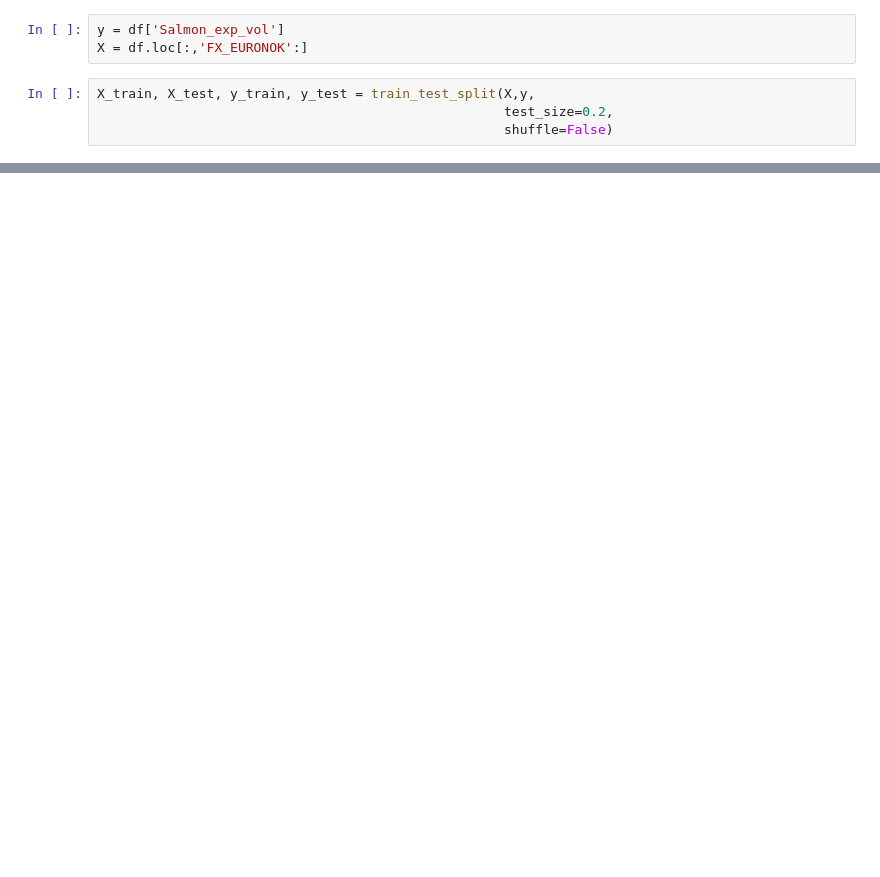
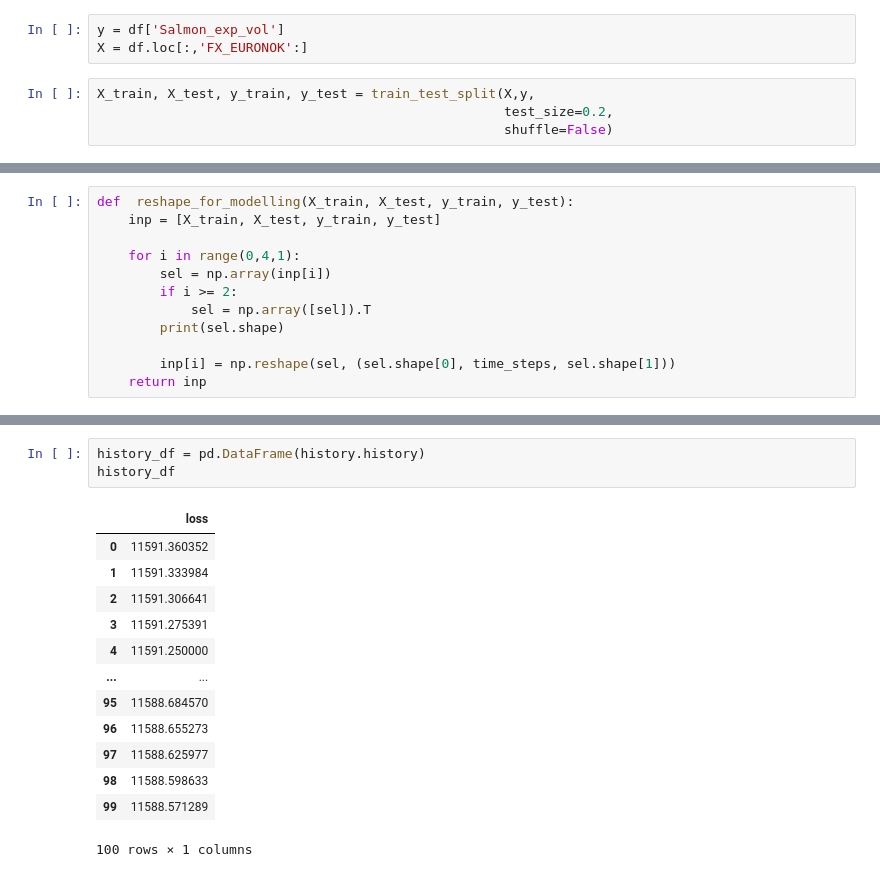
Before and after one commit to DataJakob/Various-School-Projects, a Jupyter notebook: Advanced Topics in Deep Learning/Feature_Enginneering.ipynb, the cells around one changed output, grey strips where cells are left out. Cells and saved outputs as stored; diff of their text form; blank space fills up the shorter version.

```diff
--- a/Advanced Topics in Deep Learning/Feature_Enginneering.ipynb
+++ b/Advanced Topics in Deep Learning/Feature_Enginneering.ipynb
@@ -46,0 +75,12 @@ def log_transform(X_train, X_test):
+# %%
+def  reshape_for_modelling(X_train, X_test, y_train, y_test):
+    inp = [X_train, X_test, y_train, y_test]
+
+    for i in range(0,4,1):
+        sel = np.array(inp[i])
+        if i >= 2:
+            sel = np.array([sel]).T
+        print(sel.shape)
+
+        inp[i] = np.reshape(sel, (sel.shape[0], time_steps, sel.shape[1]))
+    return inp
@@ -46,0 +128,17 @@ def log_transform(X_train, X_test):
+# %%
+history_df = pd.DataFrame(history.history)
+history_df
+# %% [output]
+|  | loss |
+| 0 | 11591.360352 |
+| 1 | 11591.333984 |
+| 2 | 11591.306641 |
+| 3 | 11591.275391 |
+| 4 | 11591.250000 |
+| ... | ... |
+| 95 | 11588.684570 |
+| 96 | 11588.655273 |
+| 97 | 11588.625977 |
+| 98 | 11588.598633 |
+| 99 | 11588.571289 |
+100 rows × 1 columns
```
Also changed, not shown: parts of 19 cells of this notebook.
